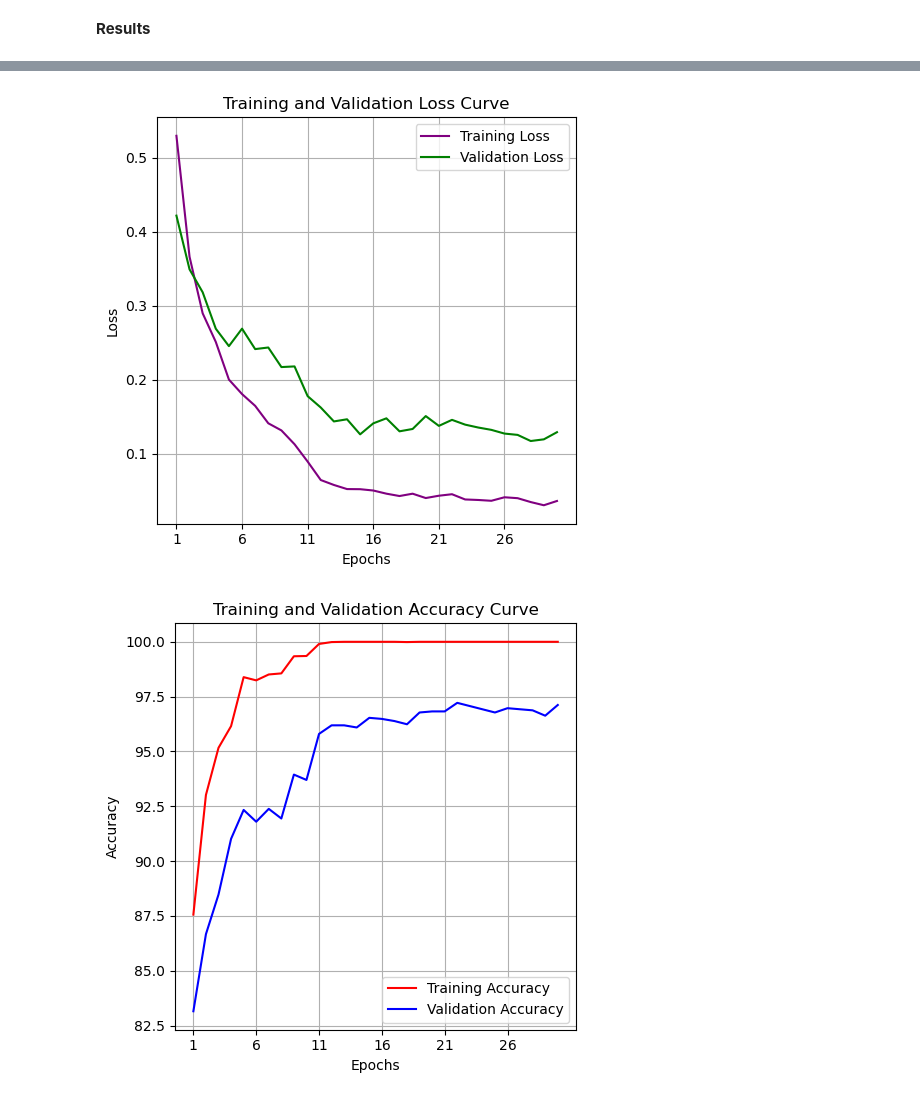
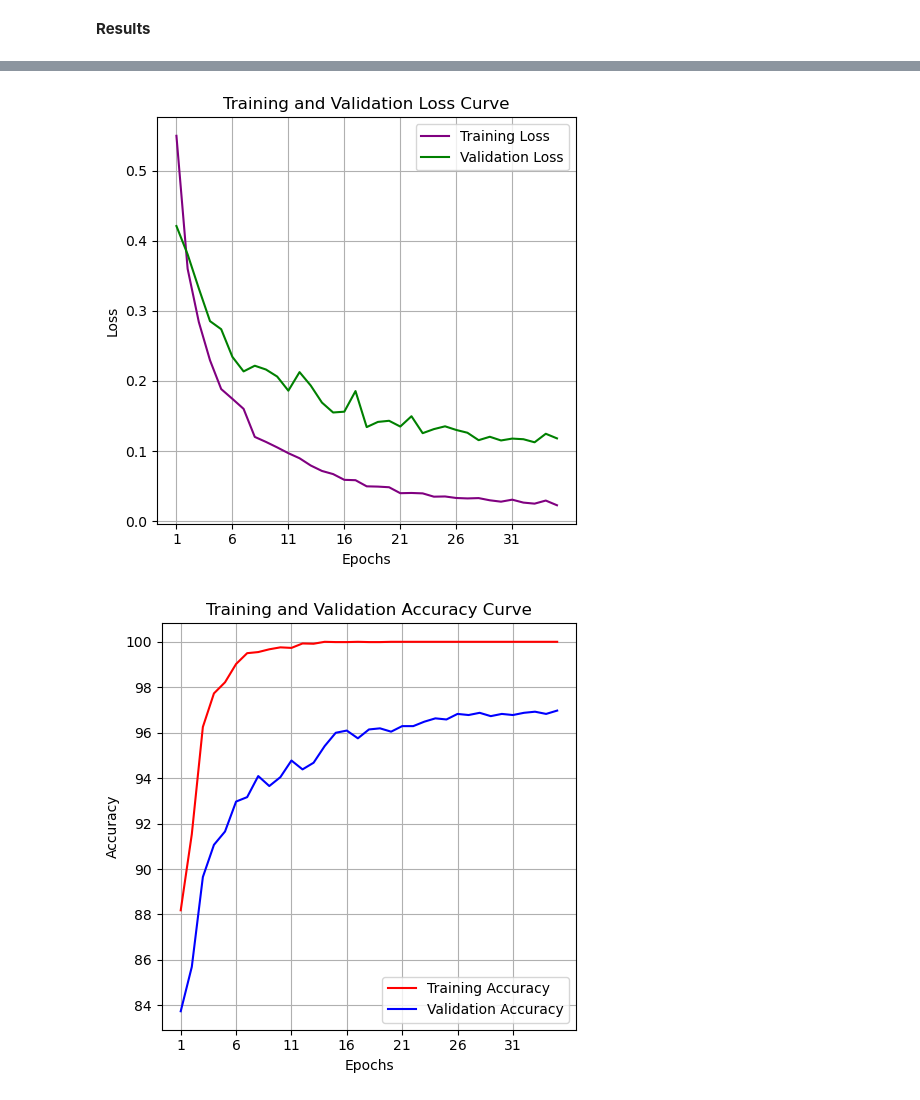
Before and after one commit to nivbartov/MRI_Brain_Alzheimer_Classification, a Jupyter notebook: models/dino_v2_model.ipynb, the cells around one changed output, grey strips where cells are left out. Saved outputs shown, nothing was run; the diff lists cells and outputs as text; code cells hidden in the pictures.

Commit message:
better results dino v2

```diff
--- a/models/dino_v2_model.ipynb
+++ b/models/dino_v2_model.ipynb
@@ -150,7 +133,7 @@ load_existing_hyperparams = False
 
 if load_existing_hyperparams:
     # Load hyper-parameters (relevant if optuna has already used)
-    optuna_params_path = f'./checkpoints/op_tuna_params/{model_name}/DINO_v2_FT_0.9109.json'
+    optuna_params_path = f'./checkpoints/op_tuna_params/{model_name}/DINO_v2_FT_0.8865.json'
     with open(optuna_params_path, 'r') as file:
         hyperparams = json.load(file)
 else:
@@ -197,7 +180,7 @@ batch_size = hyperparams['batch_size']
 learning_rate = hyperparams['lr']
 optimizer_name = hyperparams['optimizer']
 optimizer = getattr(torch.optim, optimizer_name)(model.fc.parameters(), lr=learning_rate)
-num_epochs = 30
+num_epochs = 35
 scheduler = hyperparams['scheduler']
 scheduler = StepLR(optimizer, 10, 0.1, verbose=True) if scheduler == "StepLR" else CosineAnnealingLR(optimizer, num_epochs, verbose=True)
 
@@ -230,7 +213,7 @@ load_existing_params = False
 train_loaded_model = False
 
 if load_existing_params:
-    model_path = './checkpoints/DINO_v2_FT_204018_04102024/DINO_v2_FT_211438_04102024_train_0.0333_val_0.1188.pth'
+    model_path = './checkpoints/DINO_v2_FT_151506_05102024/DINO_v2_FT_173045_05102024_train_0.0364_val_0.1293.pth'
     checkpoint = torch.load(model_path, weights_only=True)
     model.load_state_dict(checkpoint['net'])
     if(train_loaded_model):
@@ -272,8 +255,8 @@ utils_funcs.plot_normalized_confusion_matrix(testloader, model, class_names, dev
 # %%
-utils_funcs.plot_loss_curve(epoch_train_losses, epoch_validation_losses, num_epochs)
+utils_funcs.plot_loss_curve(epoch_train_losses, epoch_validation_losses, num_epochs, model_name)
 # %% [output]
-[figure, old version]
+[figure, new version]
 # %%
-utils_funcs.plot_accuracy_curve(epoch_train_accuracies, epoch_validation_accuracies, num_epochs)
+utils_funcs.plot_accuracy_curve(epoch_train_accuracies, epoch_validation_accuracies, num_epochs, model_name)
 # %% [output]
-[figure, old version]
+[figure, new version]
```
Also changed, not shown: parts of 6 cells of this notebook, 8 other files.
